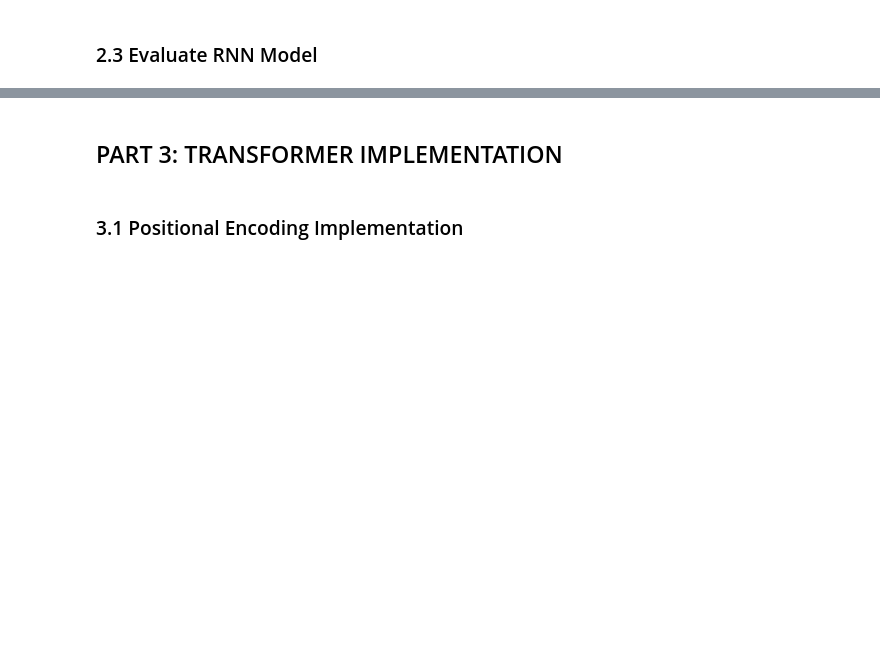
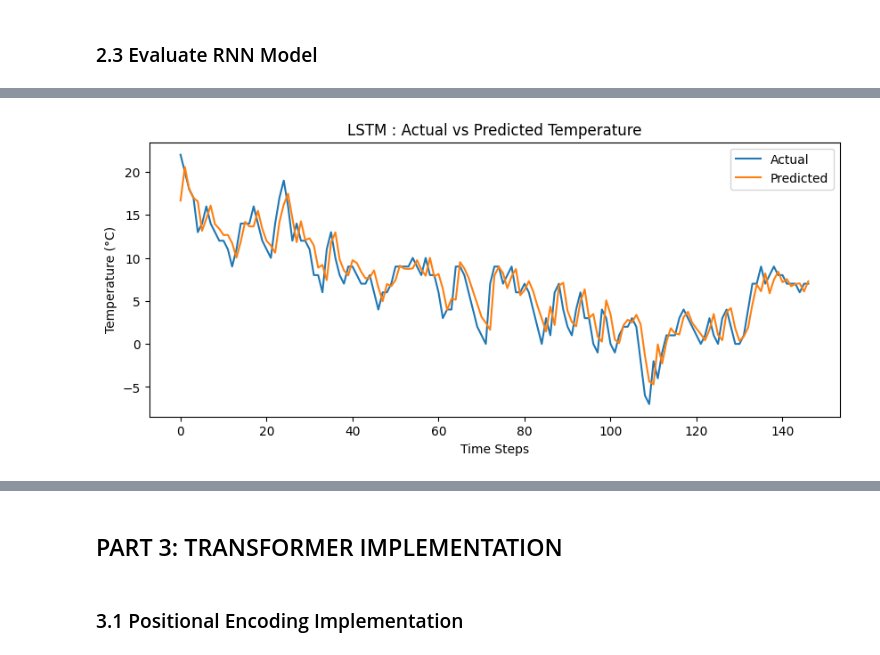
Before and after one commit to powarsg/bits_aiml, a Jupyter notebook: DNN/3_Assignment_RNN/2025AA05421_rnn_assignment.ipynb, the cells around one changed output, grey strips where cells are left out. Drawn from its saved outputs; the diff is of its cells as text; code cells hidden in the pictures; blank space fills up the shorter version.

```diff
--- a/DNN/3_Assignment_RNN/2025AA05421_rnn_assignment.ipynb
+++ b/DNN/3_Assignment_RNN/2025AA05421_rnn_assignment.ipynb
@@ -329,0 +346,11 @@ R² Score: 0.8485
+# %%
+plt.figure(figsize=(10, 4))
+plt.plot(y_test_inv, label="Actual")
+plt.plot(y_pred_lstm_inv, label="Predicted")
+plt.title("LSTM : Actual vs Predicted Temperature")
+plt.xlabel("Time Steps")
+plt.ylabel("Temperature (°C)")
+plt.legend()
+plt.show()
+# %% [output]
+[figure, added]
```
Also changed, not shown: parts of 21 cells of this notebook.
